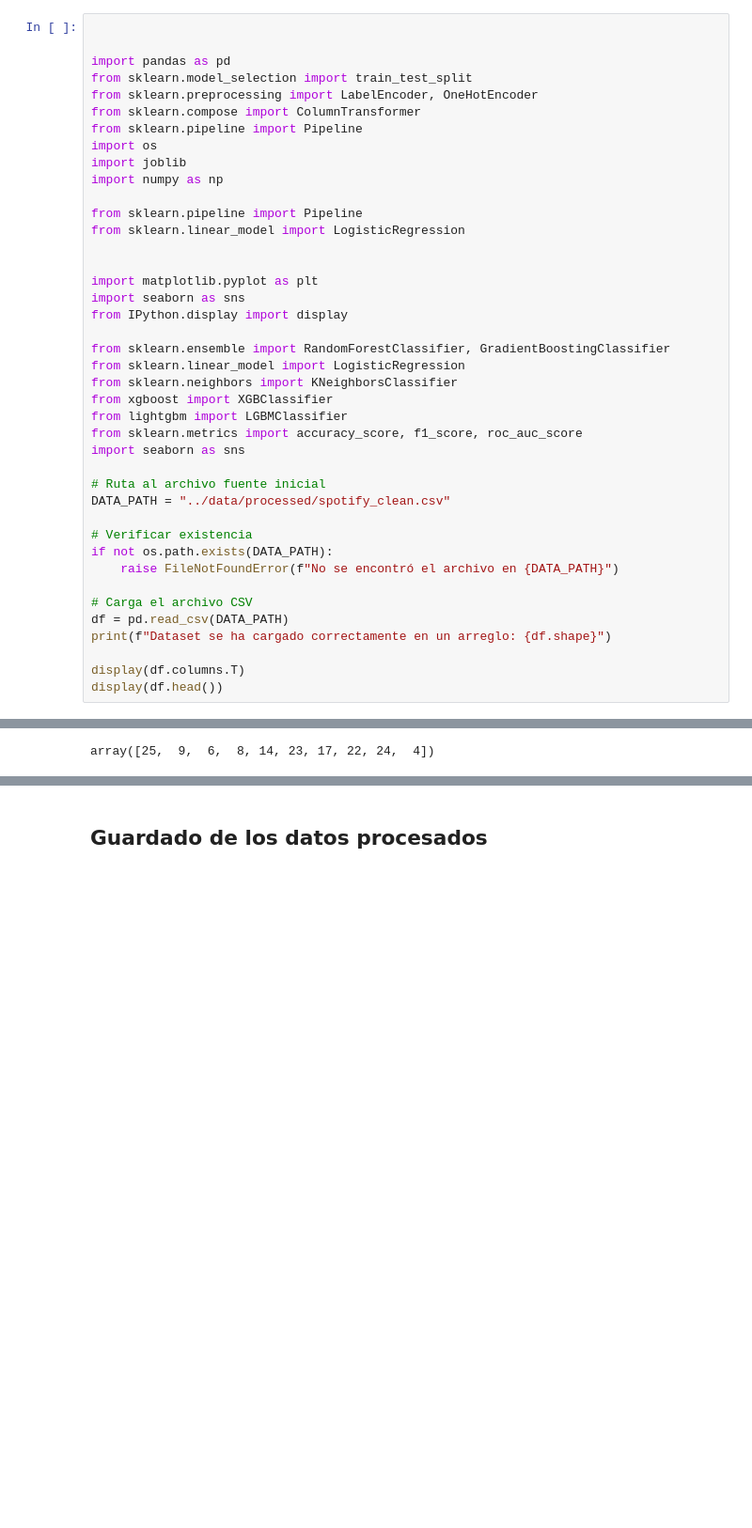
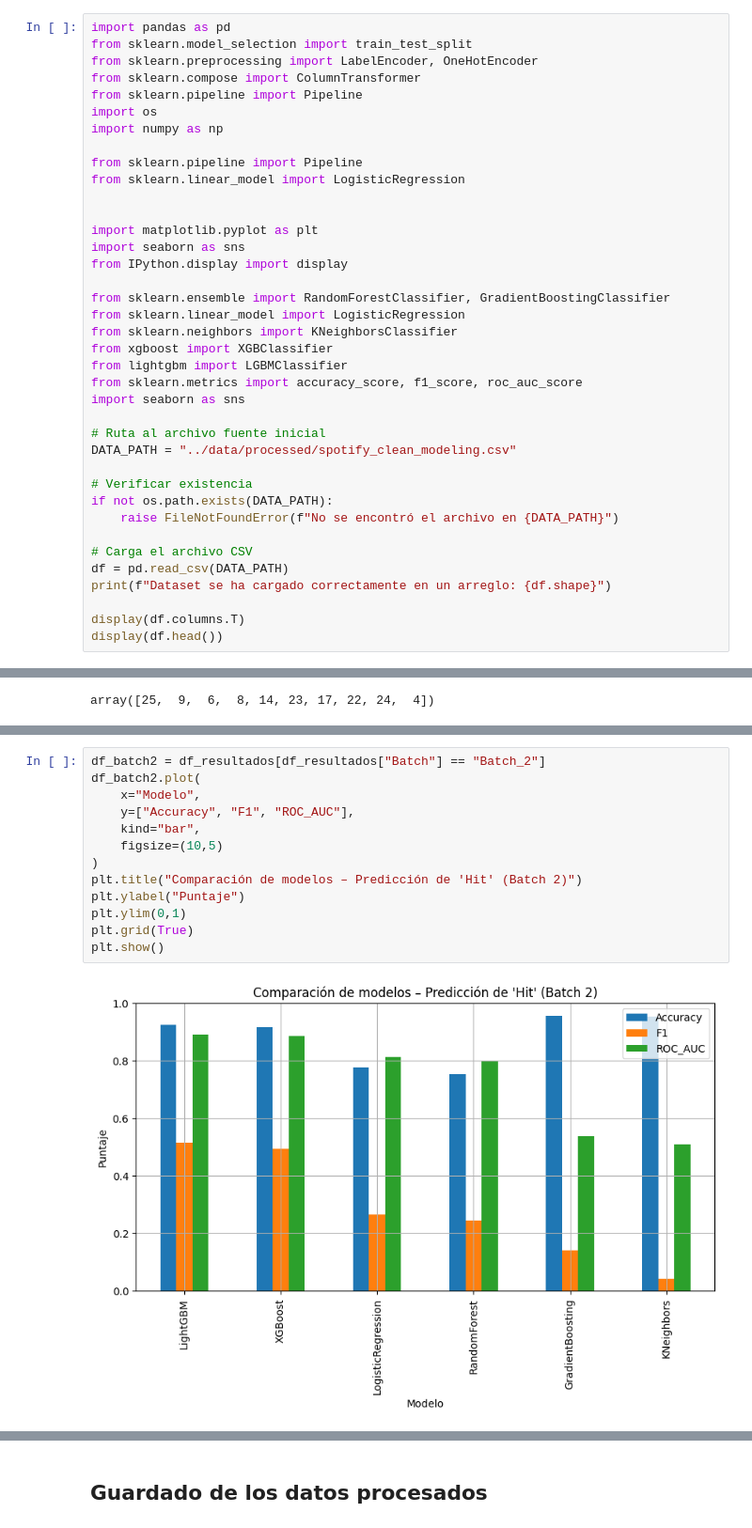
Before and after one commit to jmf-uniandes/pre-training, a Jupyter notebook: notebooks/03_preprocessing.ipynb, the cells around one changed output, grey strips where cells are left out. Shown at 94% size. Saved outputs shown, nothing was run; the diff lists cells and outputs as text; blank space fills up the shorter version.

```diff
--- a/notebooks/03_preprocessing.ipynb
+++ b/notebooks/03_preprocessing.ipynb
@@ -14,15 +14,12 @@
 5. División del conjunto en entrenamiento y prueba (`train_test_split`).
 6. Guardado de los datos procesados (`X_train`, `X_test`, `y_train`, `y_test`).
 # %%
-
-
 import pandas as pd
 from sklearn.model_selection import train_test_split
 from sklearn.preprocessing import LabelEncoder, OneHotEncoder
 from sklearn.compose import ColumnTransformer
 from sklearn.pipeline import Pipeline
 import os
-import joblib
 import numpy as np
 
 from sklearn.pipeline import Pipeline
@@ -42,7 +39,7 @@ from sklearn.metrics import accuracy_score, f1_score, roc_auc_score
 import seaborn as sns
 
 # Ruta al archivo fuente inicial
-DATA_PATH = "../data/processed/spotify_clean.csv"
+DATA_PATH = "../data/processed/spotify_clean_modeling.csv"
 
 # Verificar existencia
 if not os.path.exists(DATA_PATH):
@@ -389,3 +523,18 @@ plt.grid(True)
 plt.show()
 # %% [output]
 [figure]
+# %%
+df_batch2 = df_resultados[df_resultados["Batch"] == "Batch_2"]
+df_batch2.plot(
+    x="Modelo",
+    y=["Accuracy", "F1", "ROC_AUC"],
+    kind="bar",
+    figsize=(10,5)
+)
+plt.title("Comparación de modelos – Predicción de 'Hit' (Batch 2)")
+plt.ylabel("Puntaje")
+plt.ylim(0,1)
+plt.grid(True)
+plt.show()
+# %% [output]
+[figure, added]
```
Also changed, not shown: parts of 34 cells of this notebook, 9 other files.
